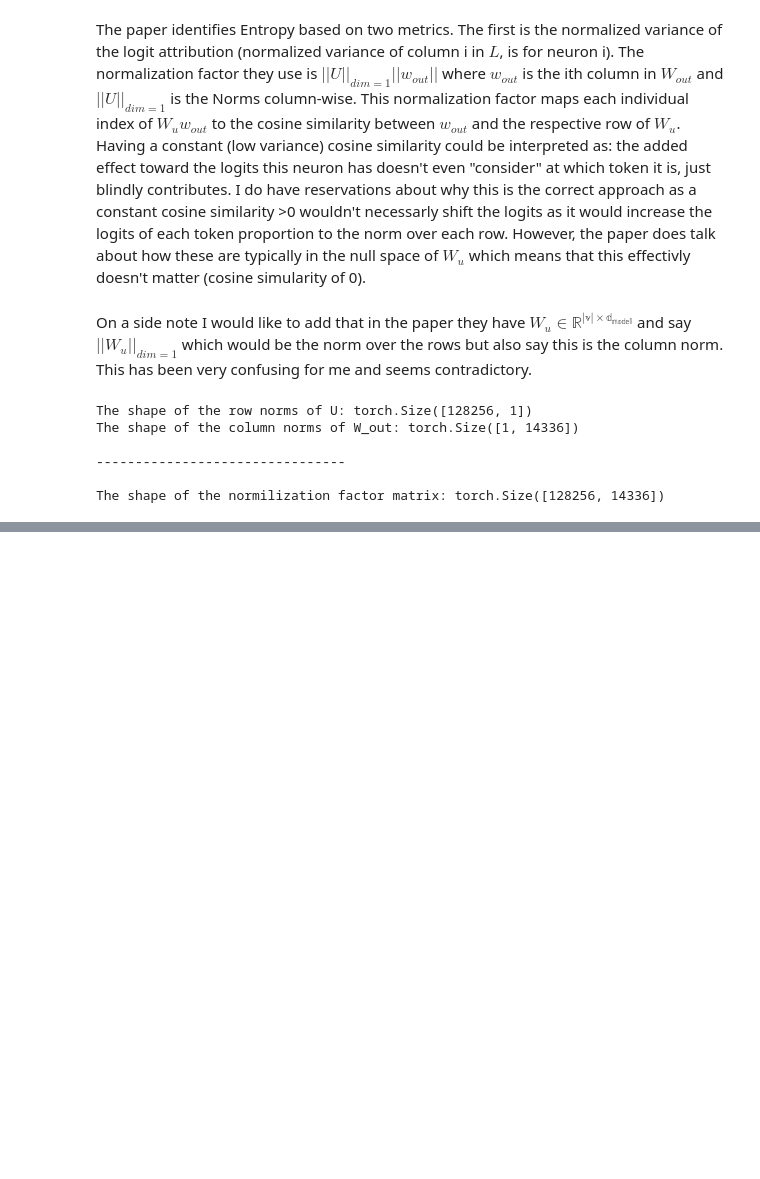
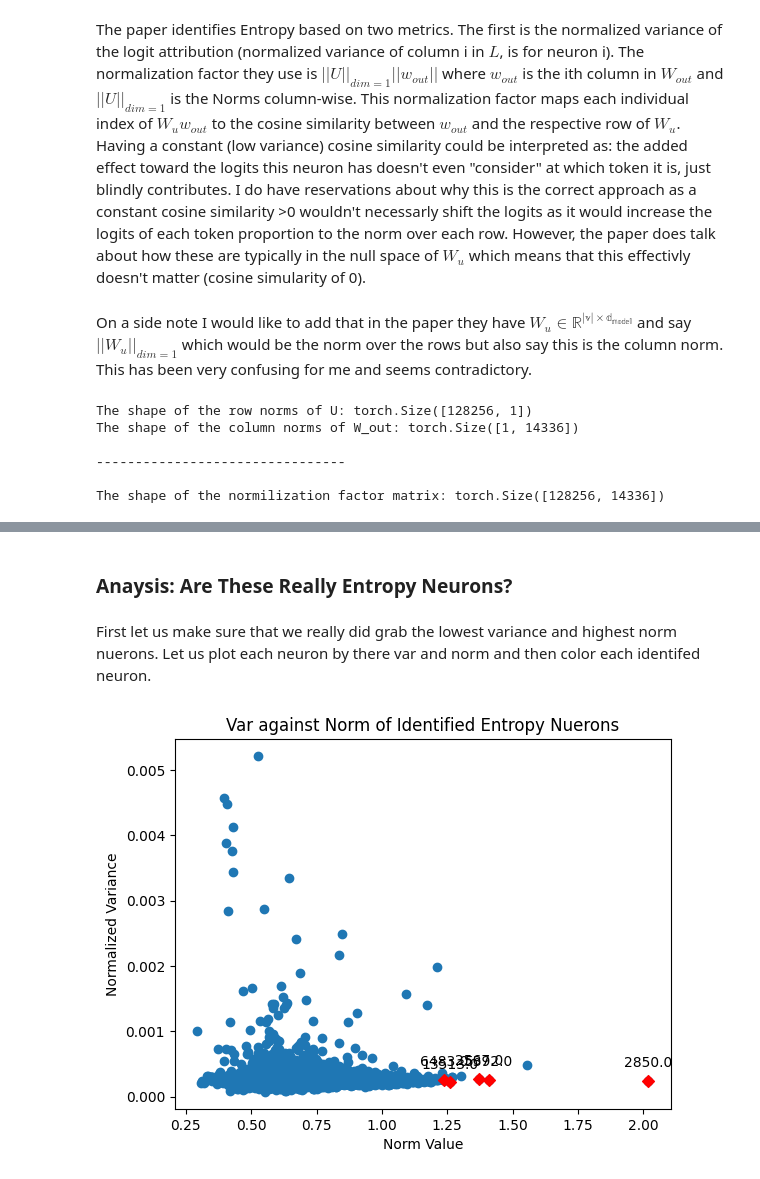
Before and after one commit to TroyDanielsProjects/Uncertainty-Aware-Error-Detection-and-Recovery, a Jupyter notebook: entropy_neurons.ipynb, the cells around one changed output, grey strips where cells are left out. Cells and saved outputs as stored; diff of their text form; code cells hidden in the pictures; blank space fills up the shorter version.

```diff
--- a/entropy_neurons.ipynb
+++ b/entropy_neurons.ipynb
@@ -325,11 +443,18 @@ So what happens here is we will take one column of the logit attribution represe
 # %%
 # Here are the normalized logit attributions (W_u w_out / ||W_u||_dim=1 ||w_out||) which acts as the cosine similarity
 L_norm = torch.div(L, norm_values)
+print("The shape and first row of L_norm:")
 print(L_norm.shape)
 print(L_norm[0])
 
-# We dont need norm vectors or original L anymore and are quite large and take up memory
-del W_out_norm
+print("\n--------------------------------\n")
+# Take the variance over the vocabulary space
+var = L_norm.var(dim=0, unbiased=False)
+print("The shape and first row of var:")
+print(var.shape)
+print(var[0])
+
+# We dont need these vectors or original L anymore which are quite large and take up memory
 del unembed_column_norm
 del norm_values
 del L
@@ -338,0 +473,7 @@ tensor([-0.0035,  0.0068,  0.0090,  ..., -0.0028, -0.0046, -0.0056])
+# %%
+# identify entropy neurons - low variance and high nueron (weight) norm
+entropy_neurons = helper.identify_entropy_nuerons(var, torch.squeeze(W_out_norm), k=5)
+print("The best identifed k entropy neurons are: \n    var_value,     norm_value,      index")
+print(entropy_neurons, "\n\n")
+
+print(f'The min var is: {var.min()}\nThe max norm is: {W_out_norm.max()}')
@@ -338,0 +494,9 @@ tensor([-0.0035,  0.0068,  0.0090,  ..., -0.0028, -0.0046, -0.0056])
+# %% [markdown]
+### Anaysis: Are These Really Entropy Neurons?
+# %% [markdown]
+First let us make sure that we really did grab the lowest variance and highest norm nuerons. Let us plot each neuron by there var and norm and then color each identifed neuron.
+# %%
+# entropy neruons are stored in value: entropy_neurons
+helper.plot_entropy_neurons(var, W_out_norm, entropy_neurons)
+# %% [output]
+[figure, added]
```
Also changed, not shown: parts of 39 cells of this notebook.
